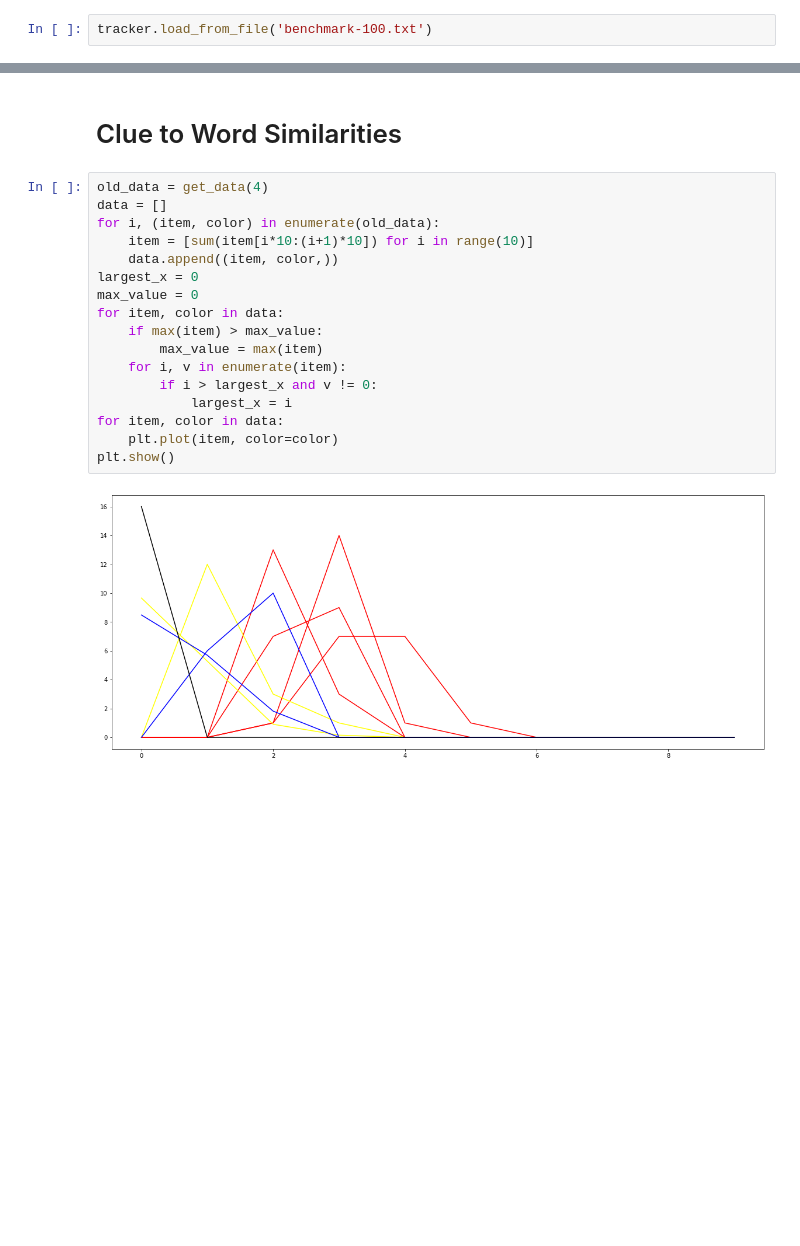
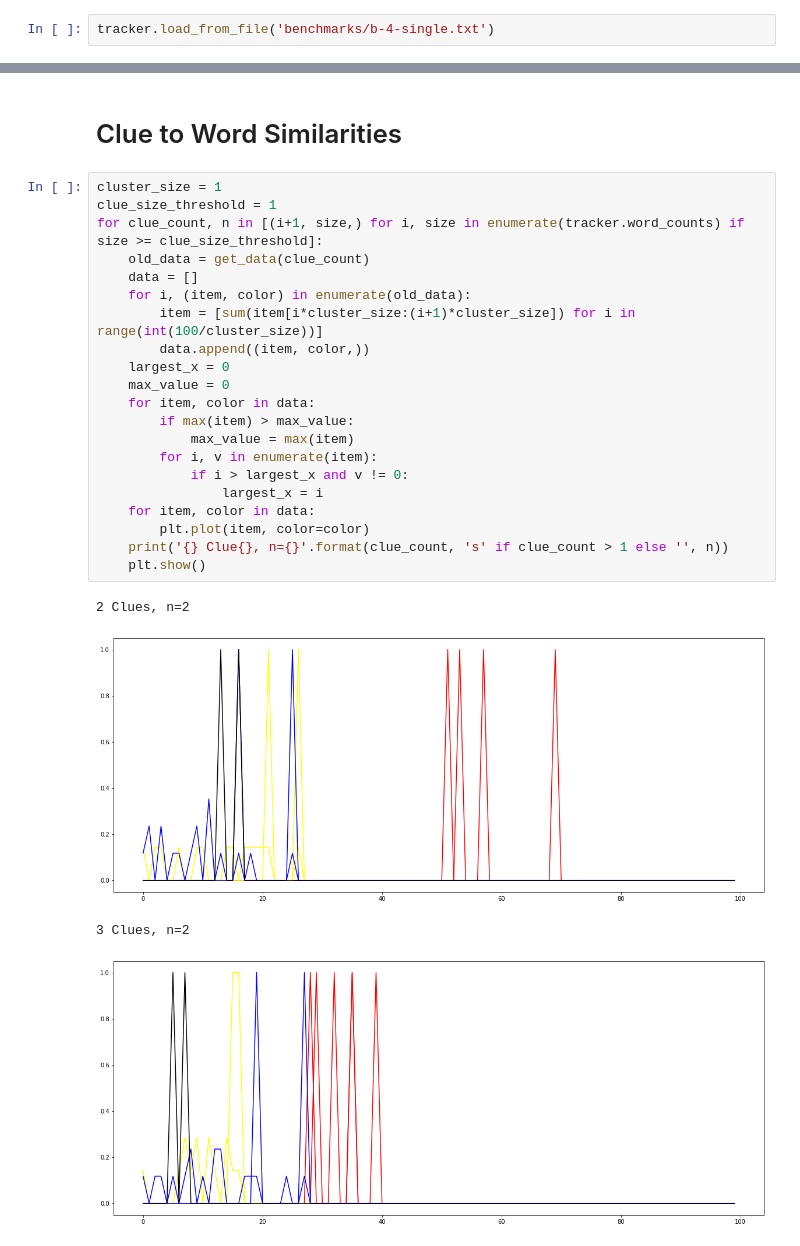
Before and after one commit to tobias17/CodeNamesOld, a Jupyter notebook: benchmarking_visualization.ipynb, the cells around one changed output, grey strips where cells are left out. Saved outputs shown, nothing was run; the diff lists cells and outputs as text; blank space fills up the shorter version.

Commit message:
working benchmarking

```diff
--- a/benchmarking_visualization.ipynb
+++ b/benchmarking_visualization.ipynb
@@ -3,7 +3,7 @@ from benchmark import Tracker
 
 tracker = Tracker()
 # %%
-tracker.load_from_file('benchmark-100.txt')
+tracker.load_from_file('benchmarks/b-4-single.txt')
 # %%
 import matplotlib.pyplot as plt
 import numpy as np
@@ -31,21 +31,28 @@ plt.bar([str(index+1) for index in range(9)], tracker.word_counts)
 # %% [markdown]
 # Clue to Word Similarities
 # %%
-old_data = get_data(4)
-data = []
-for i, (item, color) in enumerate(old_data):
-    item = [sum(item[i*10:(i+1)*10]) for i in range(10)]
-    data.append((item, color,))
-largest_x = 0
-max_value = 0
-for item, color in data:
-    if max(item) > max_value:
-        max_value = max(item)
-    for i, v in enumerate(item):
-        if i > largest_x and v != 0:
-            largest_x = i
-for item, color in data:
-    plt.plot(item, color=color)
-plt.show()
+cluster_size = 1
+clue_size_threshold = 1
+for clue_count, n in [(i+1, size,) for i, size in enumerate(tracker.word_counts) if size >= clue_size_threshold]:
+    old_data = get_data(clue_count)
+    data = []
+    for i, (item, color) in enumerate(old_data):
+        item = [sum(item[i*cluster_size:(i+1)*cluster_size]) for i in range(int(100/cluster_size))]
+        data.append((item, color,))
+    largest_x = 0
+    max_value = 0
+    for item, color in data:
+        if max(item) > max_value:
+            max_value = max(item)
+        for i, v in enumerate(item):
+            if i > largest_x and v != 0:
+                largest_x = i
+    for item, color in data:
+        plt.plot(item, color=color)
+    print('{} Clue{}, n={}'.format(clue_count, 's' if clue_count > 1 else '', n))
+    plt.show()
 # %% [output]
+2 Clues, n=2
-[figure, old version]
+[figure, new version]
+3 Clues, n=2
+[figure, added]
```
Also changed, not shown: parts of 1 cell of this notebook, 4 other files.
